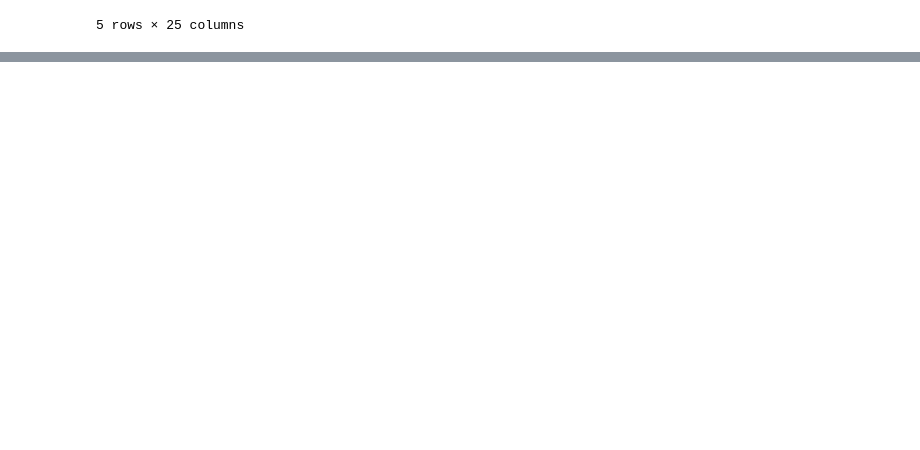
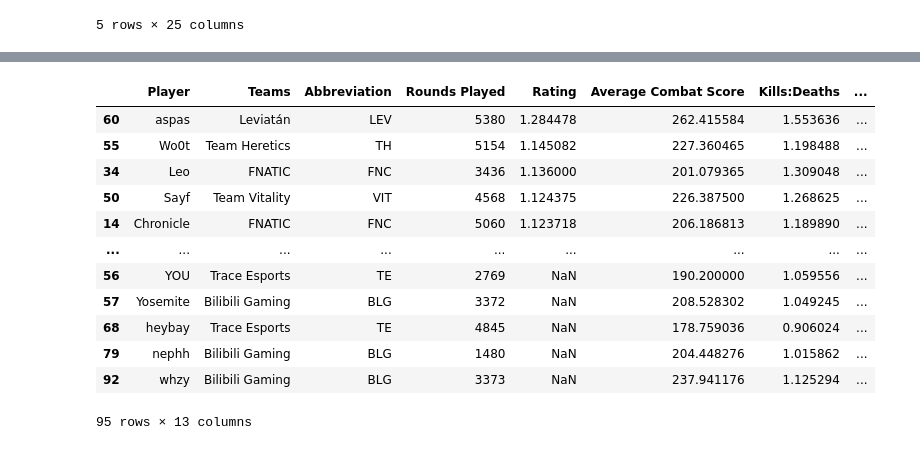
Before and after one commit to danielAcl9/valorantChampions2024DataAnalysis, a Jupyter notebook: notebooks/player_stats.ipynb, the cells around one changed output, grey strips where cells are left out. Saved outputs shown, nothing was run; the diff lists cells and outputs as text; code cells hidden in the pictures; blank space fills up the shorter version.

```diff
--- a/notebooks/player_stats.ipynb
+++ b/notebooks/player_stats.ipynb
@@ -25,0 +19,15 @@ df.head()
+# %%
+participating_teams = ['FNATIC', 'Bilibili Gaming', 'DRX', 'KRÜ Esports', 'Gen.G', 'Sentinels', 'FunPlus Phoenix', 'Team Heretics', 'Leviatán', 'Talon Esports', 'Team Vitality', 'Trace Esports', 'EDward Gaming', 'FUT Esports', 'G2 Esports', 'Paper Rex']
+
+participating_teams_abb = ['FNC', 'BLG', 'DRX', 'KRU', 'GEN', 'SEN', 'FPX', 'TH', 'LEV', 'TLN', 'VIT', 'TE', 'EDG', 'FUT', 'G2', 'PRX']
+
+df_teams = pd.DataFrame(columns=['Team', 'Abbreviation'])
+df_teams['Team'] = participating_teams
+df_teams['Abbreviation'] = participating_teams_abb
+# %%
+df_participating_teams = pd.DataFrame()
+df_participating_teams = df[df['Teams'].isin(participating_teams)]
+
+# df_participating_teams.iloc[:, 1]
+df_participating_teams.insert(2, 'Abbreviation', df_participating_teams['Teams'].map(df_teams.set_index('Team')['Abbreviation']))
+df_participating_teams.tail()
@@ -25,0 +62,3 @@ df.head()
+# %%
+df_participating_teams['Headshot %'] = df_participating_teams['Headshot %'].str.replace('%', '').astype(float)
+df.dtypes
@@ -25,0 +92,20 @@ df.head()
+# %%
+df_top_players.sort_values(by='Rating', ascending=False, inplace=True)
+df_top_players
+
+# = df_top_players.head(10)
+# df_top_players
+# %% [output]
+|  | Player | Teams | Abbreviation | Rounds Played | Rating | Average Combat Score | Kills:Deaths | ... |
+| 60 | aspas | Leviatán | LEV | 5380 | 1.284478 | 262.415584 | 1.553636 | ... |
+| 55 | Wo0t | Team Heretics | TH | 5154 | 1.145082 | 227.360465 | 1.198488 | ... |
+| 34 | Leo | FNATIC | FNC | 3436 | 1.136000 | 201.079365 | 1.309048 | ... |
+| 50 | Sayf | Team Vitality | VIT | 4568 | 1.124375 | 226.387500 | 1.268625 | ... |
+| 14 | Chronicle | FNATIC | FNC | 5060 | 1.123718 | 206.186813 | 1.189890 | ... |
+| ... | ... | ... | ... | ... | ... | ... | ... | ... |
+| 56 | YOU | Trace Esports | TE | 2769 | NaN | 190.200000 | 1.059556 | ... |
+| 57 | Yosemite | Bilibili Gaming | BLG | 3372 | NaN | 208.528302 | 1.049245 | ... |
+| 68 | heybay | Trace Esports | TE | 4845 | NaN | 178.759036 | 0.906024 | ... |
+| 79 | nephh | Bilibili Gaming | BLG | 1480 | NaN | 204.448276 | 1.015862 | ... |
+| 92 | whzy | Bilibili Gaming | BLG | 3373 | NaN | 237.941176 | 1.125294 | ... |
+95 rows × 13 columns
```
Also changed, not shown: parts of 12 cells of this notebook, 1 other file.
